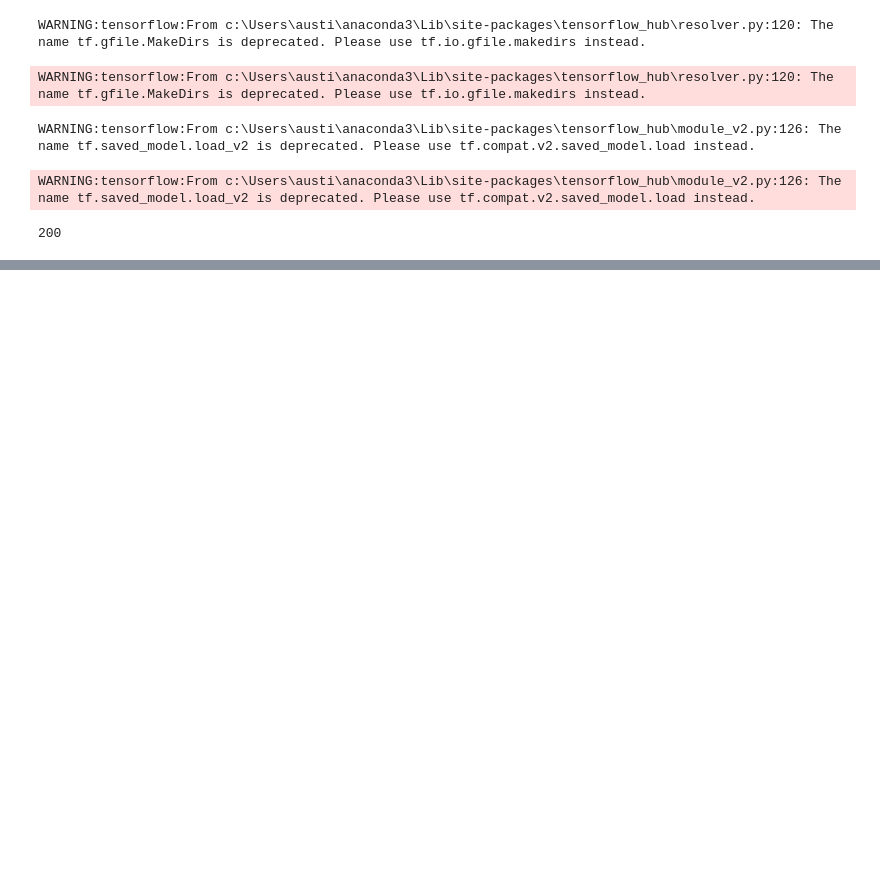
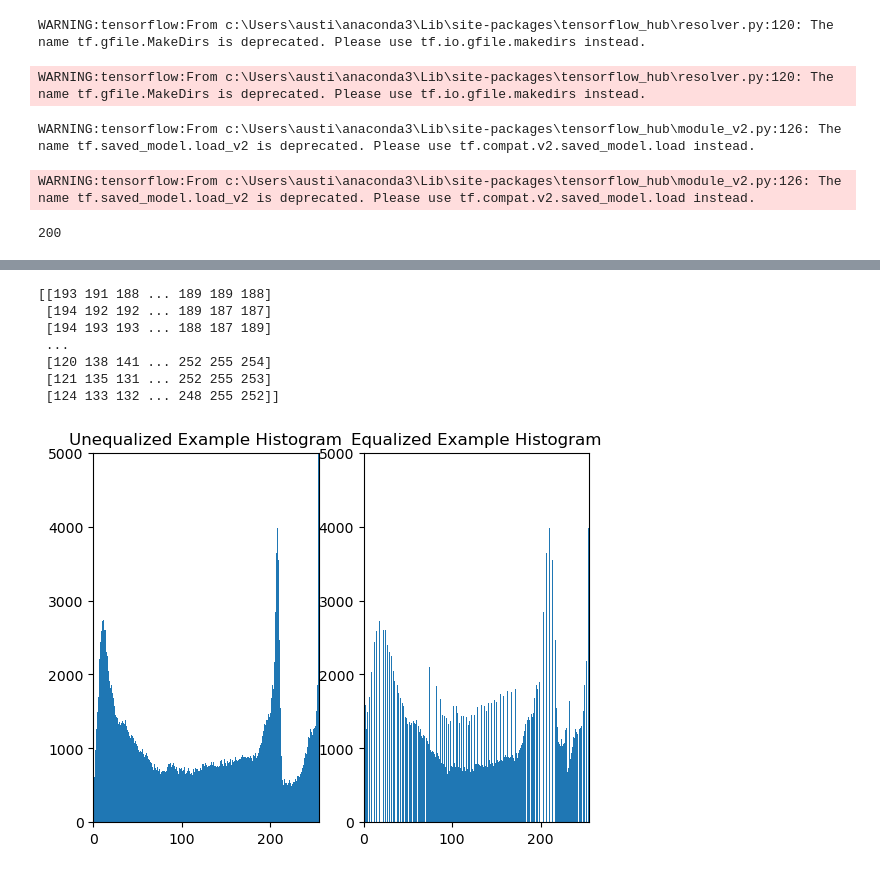
Before and after one commit to CelineSelke/Pose-Estimation, a Jupyter notebook: pose-estimation.ipynb, the cells around one changed output, grey strips where cells are left out. Drawn from its saved outputs; the diff is of its cells as text; code cells hidden in the pictures; blank space fills up the shorter version.

Commit message:
Added Histogram Equalization Plotting

```diff
--- a/pose-estimation.ipynb
+++ b/pose-estimation.ipynb
@@ -246,3 +244,34 @@ Average Mean Squared Error for Equalized Images:
     #print(static_image_path)
     #static_keypoints,original_static_keypoints = detect_pose_static(static_image_path)
     #visualize_pose_static(static_image_path, static_keypoints, original_static_keypoints)
+# %%
+def get_equalized_histogram(human_image_paths):
+    example_image = cv2.imread(human_image_paths[0])
+    hsv = cv2.cvtColor(example_image, cv2.COLOR_BGR2HSV)
+    h, s, v = cv2.split(hsv)
+    print(v)
+    equalized_v = cv2.equalizeHist(v)
+    fig, ax = plt.subplots(nrows=1, ncols=2)
+    ax[0].hist(v.flatten(), 255)
+    ax[1].hist(equalized_v.flatten(),255)
+    ax[0].set_title("Unequalized Example Histogram")
+    ax[1].set_title("Equalized Example Histogram")
+
+    for a in ax:
+        a.set_xlim([0,255])
+        a.set_ylim([0,5000])
+    plt.show()
+
+
+
+
+get_equalized_histogram(human_image_paths)
+# %% [output]
+[[193 191 188 ... 189 189 188]
+ [194 192 192 ... 189 187 187]
+ [194 193 193 ... 188 187 189]
+ ...
+ [120 138 141 ... 252 255 254]
+ [121 135 131 ... 252 255 253]
+ [124 133 132 ... 248 255 252]]
+[figure, added]
```
Also changed, not shown: parts of 4 cells of this notebook, 2 other files.
